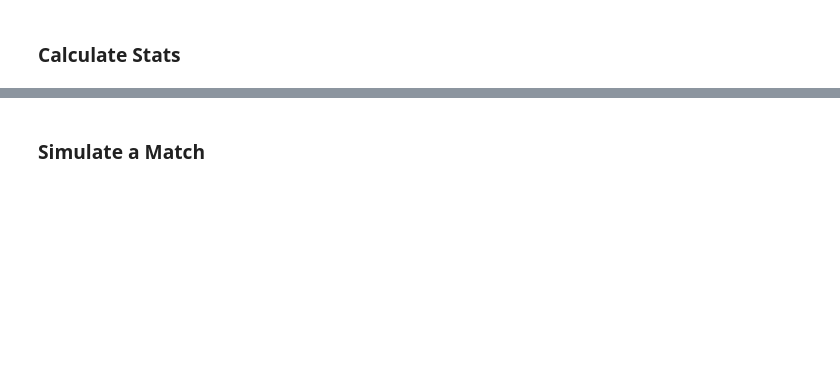
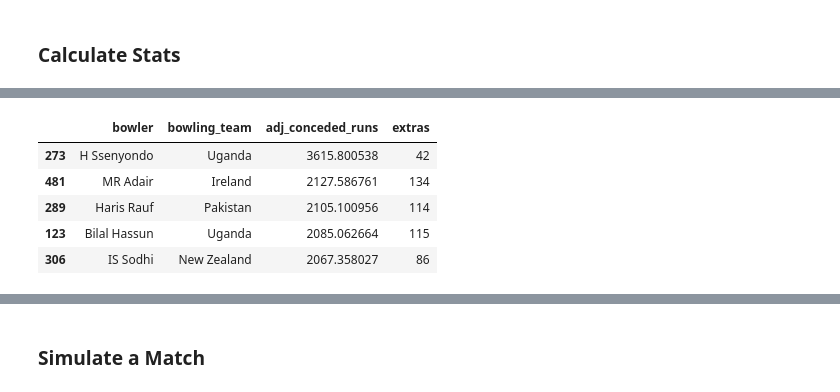
Before and after one commit to loreeian/wsa-cricket-2024-public, a Jupyter notebook: cricket_stats.ipynb, the cells around one changed output, grey strips where cells are left out. Saved outputs shown, nothing was run; the diff lists cells and outputs as text; code cells hidden in the pictures; blank space fills up the shorter version.

```diff
--- a/cricket_stats.ipynb
+++ b/cricket_stats.ipynb
@@ -176,18 +279,25 @@ dfA.head(10)
 # %%
 # Calculate runs conceded per bowl for bowlers (extras included)
 """
 df = (wc20
        .loc[:, ['bowler', 'bowling_team', 'runs_off_bat', 'extras']]
        .groupby(['bowler', 'bowling_team'], as_index = False)
        .sum())
 df_sorted = df.sort_values(by='runs_off_bat', ascending=False)
 """
 df = (wc20
-       .loc[:, ['bowler', 'bowling_team', 'adj_conceded_runs_off_bat', 'extras']]
+       .loc[:, ['bowler', 'bowling_team', 'adj_conceded_runs', 'extras']]
        .groupby(['bowler', 'bowling_team'], as_index = False)
        .sum())
-df_sorted = df.sort_values(by='adj_conceded_runs_off_bat', ascending=False)
+df_sorted = df.sort_values(by='adj_conceded_runs', ascending=False)
 df_sorted.head()
+# %% [output]
+|  | bowler | bowling_team | adj_conceded_runs | extras |
+| 273 | H Ssenyondo | Uganda | 3615.800538 | 42 |
+| 481 | MR Adair | Ireland | 2127.586761 | 134 |
+| 289 | Haris Rauf | Pakistan | 2105.100956 | 114 |
+| 123 | Bilal Hassun | Uganda | 2085.062664 | 115 |
+| 306 | IS Sodhi | New Zealand | 2067.358027 | 86 |
 # %%
 num_bowls = (wc20
        .loc[:, ['bowler', 'bowling_team', 'batting_team']]
```
Also changed, not shown: parts of 16 cells of this notebook.
